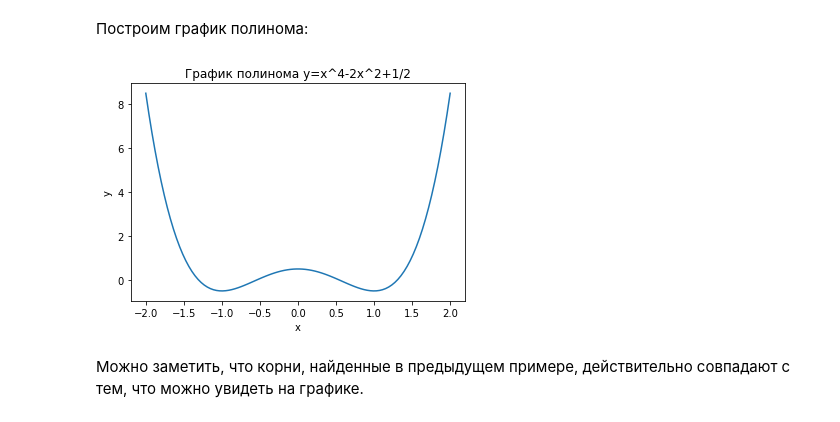
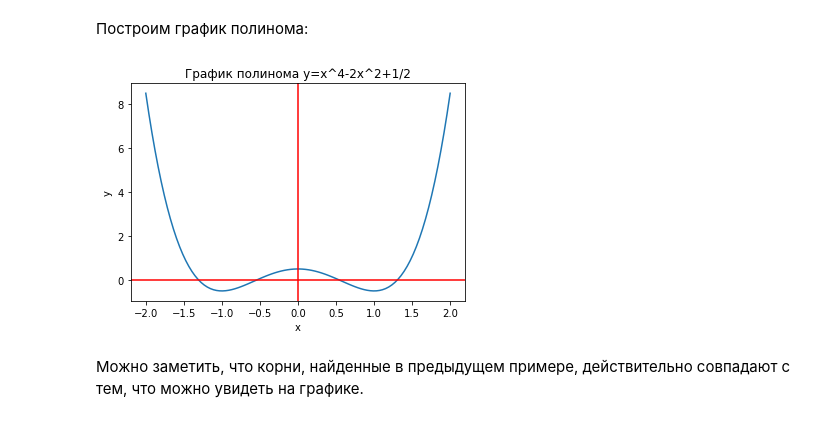
Before and after one commit to edwardwerner/math_netology, a Jupyter notebook: lecture_1.ipynb, the cells around one changed output. Drawn from its saved outputs; the diff is of its cells as text; code cells hidden in the pictures.

```diff
--- a/lecture_1.ipynb
+++ b/lecture_1.ipynb
@@ -337,14 +424,16 @@ array([-1.30656296,  1.30656296, -0.5411961 ,  0.5411961 ])
 # %%
 x = np.linspace(-2.0, 2.0, 100)
 y = [x[i]**4 - 2*x[i]**2 + 0.5 for i in range(len(x))]
 plt.plot(x, y)
+plt.axvline(0, color='r')
+plt.axhline(0, color='r')
 plt.title('График полинома y=x^4-2x^2+1/2')
 plt.ylabel('y')
 plt.xlabel('x')
 
 plt.show()
 # %% [output]
-[figure, old version]
+[figure, new version]
 # %% [markdown]
 Можно заметить, что корни, найденные в предыдущем примере, действительно совпадают с тем, что можно увидеть на графике.
 # %% [markdown]
```
Also changed, not shown: parts of 11 cells of this notebook.
